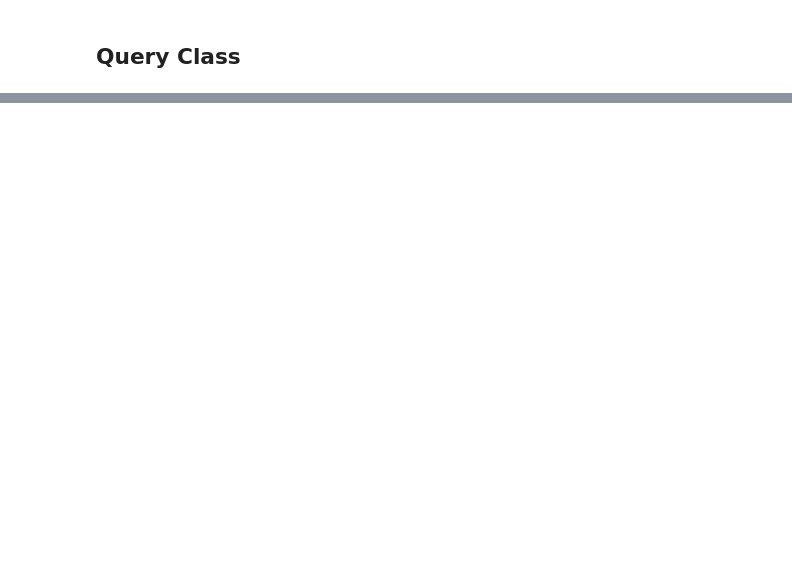
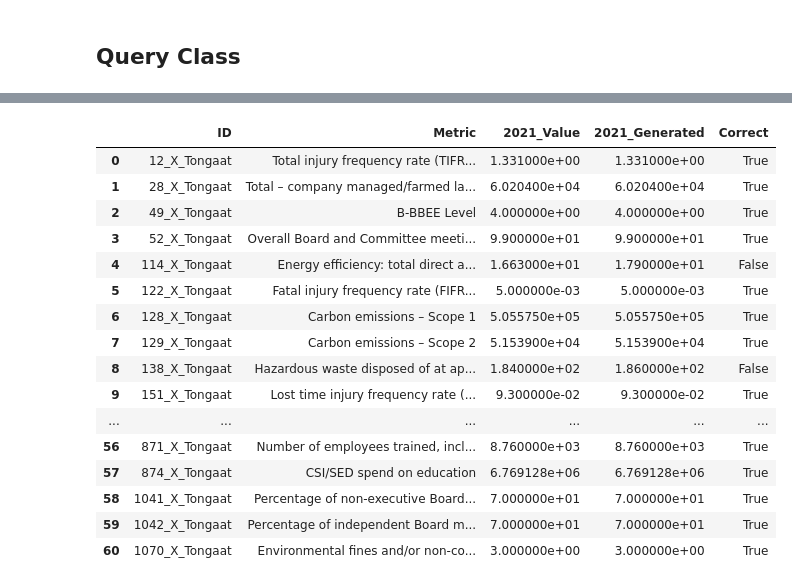
Before and after one commit to tomwetherell/unifi-pdf-llm, a Jupyter notebook: dev/haystack_table_qa_markdown.ipynb, the cells around one changed output, grey strips where cells are left out. Saved outputs shown, nothing was run; the diff lists cells and outputs as text; code cells hidden in the pictures; blank space fills up the shorter version.

Commit message:
Investigate errors on Tongaat 2021 annual report

```diff
--- a/dev/haystack_table_qa_markdown.ipynb
+++ b/dev/haystack_table_qa_markdown.ipynb
@@ -16,6 +16,8 @@ from haystack.utils import print_answers
 from haystack.nodes import BaseComponent
 from loguru import logger
 
+pd.set_option('display.max_rows', 100)
+
 OPENAI_API_KEY = os.environ.get("OPENAI_API_KEY")
 AZURE_CONVERTER_KEY = os.environ.get("AZURE_CONVERTER_KEY")
 
@@ -899,13 +898,10 @@ class QueryPipeline:
         """
         logger.debug(f"Retrieving AMKEY: {amkey}")
 
-        metric = self.retrieve_company_metric_description(amkey)
-        if metric is None:
-            metric = self.retrieve_metric_description(amkey)
+        metric = self.retrieve_metric_description(amkey)
         logger.debug(f"Retrieving metric: {metric}")
 
         context_documents = self.retriever.retrieve(metric)
-
         context_str = "\n\n".join([doc.content for doc in context_documents])
         logger.debug(f"Retrieved context documents:\n {context_str}")
 
@@ -922,7 +918,7 @@ class QueryPipeline:
         required_unit = self.retrieve_unit(amkey)
         logger.debug(f"Required unit: {required_unit}")
 
-        if required_unit is not None:
+        if required_unit is not None and value is not None:
             if unit != required_unit:
                 unit_conversion_prompt = self.create_unit_conversion_prompt(value, unit, required_unit)
                 value = self.unit_conversion_llm(unit_conversion_prompt)
@@ -1040,6 +1036,29 @@ class QueryPipeline:
 
         return value, unit
 
+    def retrieve_metric_description(self, amkey: int) -> str:
+        """
+        Return the description of a metric.
+
+        If a company-specific description is available, it is returned. Otherwise, the
+        generic description is returned.
+
+        Parameters
+        ----------
+        amkey : int
+            The AMKEY of the metric.
+
+        Returns
+        -------
+        metric : str
+            The description of the metric.
+        """
+        metric = self.retrieve_company_metric_description(amkey)
+        if metric is None:
+            metric = self.retrieve_generic_metric_description(amkey)
+
+        return metric
+
     def retrieve_company_metric_description(self, amkey: int) -> str | None:
         """
         Return the company-specific description of a metric, if available.
@@ -1067,9 +1086,9 @@ class QueryPipeline:
 
         return metric
 
-    def retrieve_metric_description(self, amkey: int) -> str:
+    def retrieve_generic_metric_description(self, amkey: int) -> str:
         """
-        Return the description of a metric.
+        Return the generic description of a metric.
 
         Parameters
         ----------
@@ -1295,0 +1288,2 @@ Accuracy: 0.819672131147541
+# %%
+results_df, accuracy = validate_retrieval("Tongaat", 2021)
@@ -1295,0 +1308,20 @@ Accuracy: 0.819672131147541
+# %%
+display(results_df)
+# %% [output]
+|  | ID | Metric | 2021_Value | 2021_Generated | Correct |
+| 0 | 12_X_Tongaat | Total injury frequency rate (TIFR... | 1.331000e+00 | 1.331000e+00 | True |
+| 1 | 28_X_Tongaat | Total – company managed/farmed la... | 6.020400e+04 | 6.020400e+04 | True |
+| 2 | 49_X_Tongaat | B-BBEE Level | 4.000000e+00 | 4.000000e+00 | True |
+| 3 | 52_X_Tongaat | Overall Board and Committee meeti... | 9.900000e+01 | 9.900000e+01 | True |
+| 4 | 114_X_Tongaat | Energy efficiency: total direct a... | 1.663000e+01 | 1.790000e+01 | False |
+| 5 | 122_X_Tongaat | Fatal injury frequency rate (FIFR... | 5.000000e-03 | 5.000000e-03 | True |
+| 6 | 128_X_Tongaat | Carbon emissions – Scope 1 | 5.055750e+05 | 5.055750e+05 | True |
+| 7 | 129_X_Tongaat | Carbon emissions – Scope 2 | 5.153900e+04 | 5.153900e+04 | True |
+| 8 | 138_X_Tongaat | Hazardous waste disposed of at ap... | 1.840000e+02 | 1.860000e+02 | False |
+| 9 | 151_X_Tongaat | Lost time injury frequency rate (... | 9.300000e-02 | 9.300000e-02 | True |
+| ... | ... | ... | ... | ... | ... |
+| 56 | 871_X_Tongaat | Number of employees trained, incl... | 8.760000e+03 | 8.760000e+03 | True |
+| 57 | 874_X_Tongaat | CSI/SED spend on education | 6.769128e+06 | 6.769128e+06 | True |
+| 58 | 1041_X_Tongaat | Percentage of non-executive Board... | 7.000000e+01 | 7.000000e+01 | True |
+| 59 | 1042_X_Tongaat | Percentage of independent Board m... | 7.000000e+01 | 7.000000e+01 | True |
+| 60 | 1070_X_Tongaat | Environmental fines and/or non-co... | 3.000000e+00 | 3.000000e+00 | True |
```
Also changed, not shown: parts of 19 cells of this notebook.
